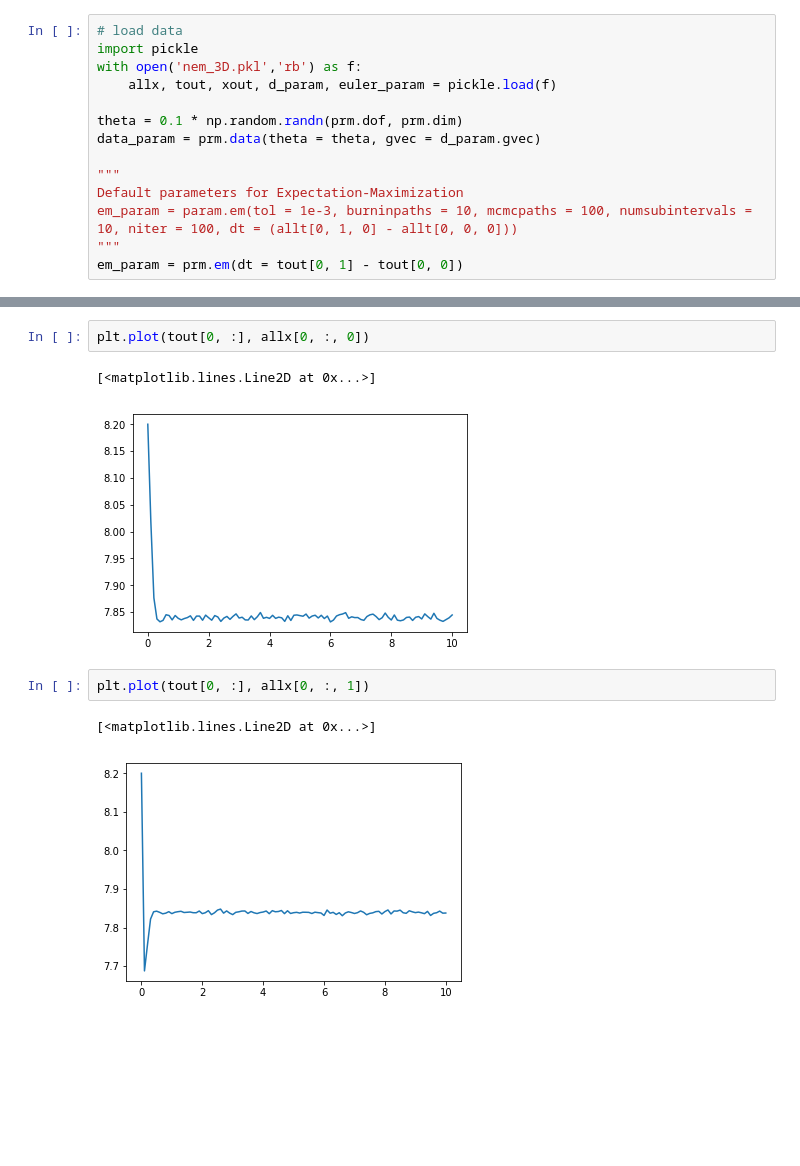
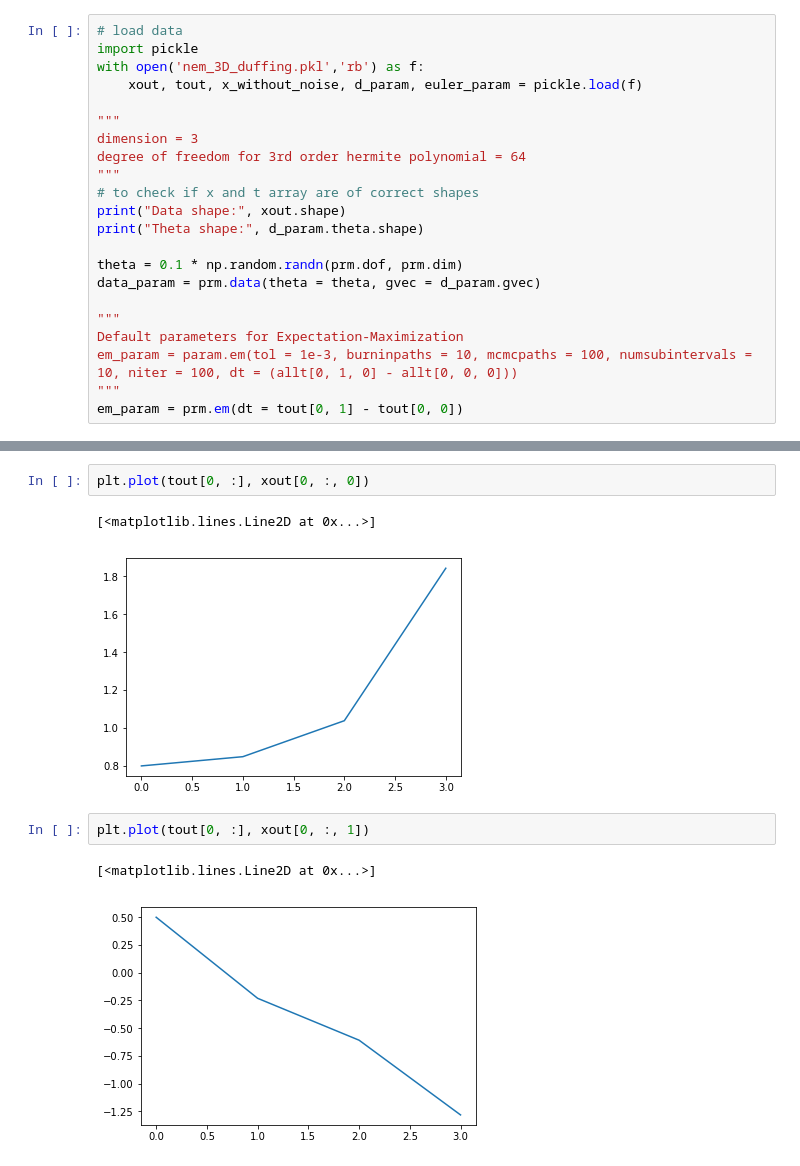
Before and after one commit to hbhat4000/pathsamp, a Jupyter notebook: 3d code/Untitled.ipynb, the cells around one changed output, grey strips where cells are left out. Drawn from its saved outputs; the diff is of its cells as text; blank space fills up the shorter version.

Commit message:
3d code for damped Duffing oscillator

```diff
--- a/3d code/Untitled.ipynb
+++ b/3d code/Untitled.ipynb
@@ -7,8 +7,16 @@ from matplotlib import pyplot as plt
 # %%
 # load data
 import pickle
-with open('nem_3D.pkl','rb') as f:
-    allx, tout, xout, d_param, euler_param = pickle.load(f)
+with open('nem_3D_duffing.pkl','rb') as f:
+    xout, tout, x_without_noise, d_param, euler_param = pickle.load(f)
+
+"""
+dimension = 3
+degree of freedom for 3rd order hermite polynomial = 64
+"""
+# to check if x and t array are of correct shapes
+print("Data shape:", xout.shape)
+print("Theta shape:", d_param.theta.shape)
 
 theta = 0.1 * np.random.randn(prm.dof, prm.dim)
 data_param = prm.data(theta = theta, gvec = d_param.gvec)
@@ -59,13 +70,13 @@ plt.plot(tout[1, :], xout[1, :, 2])
 # %%
-plt.plot(tout[0, :], allx[0, :, 0])
+plt.plot(tout[0, :], xout[0, :, 0])
 # %% [output]
 [<matplotlib.lines.Line2D at 0x...>]
-[figure, old version]
+[figure, new version]
 # %%
-plt.plot(tout[0, :], allx[0, :, 1])
+plt.plot(tout[0, :], xout[0, :, 1])
 # %% [output]
 [<matplotlib.lines.Line2D at 0x...>]
-[figure, old version]
+[figure, new version]
 # %%
 x = np.array([[1., 2., 3.], [1., 2., 3.]])
 nb.hermite_basis(x)
```
Also changed, not shown: parts of 11 cells of this notebook, 5 other files.
